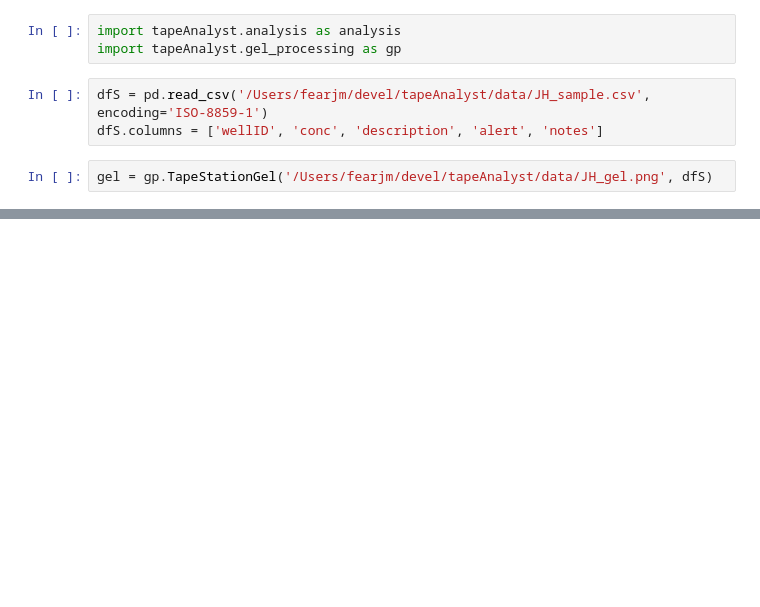
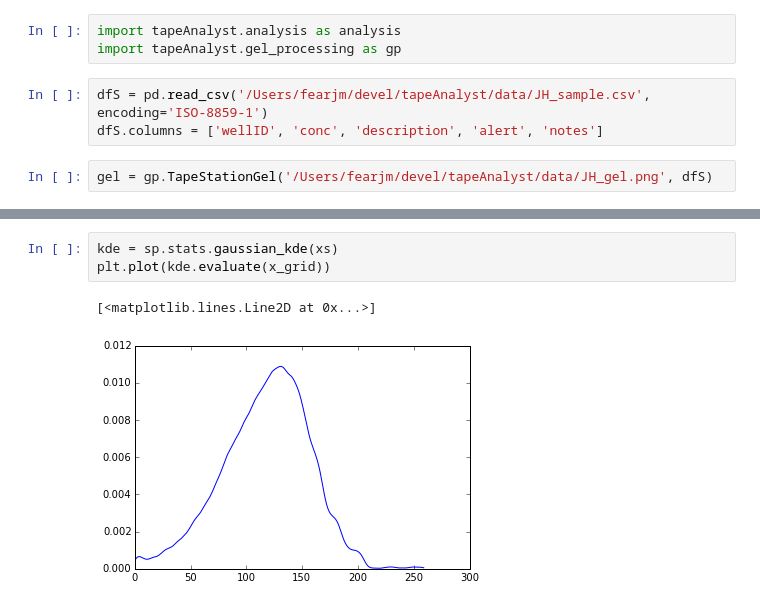
Before and after one commit to jfear/tapeAnalyst, a Jupyter notebook: notebooks/diptest.ipynb, the cells around one changed output, grey strips where cells are left out. Drawn from its saved outputs; the diff is of its cells as text; blank space fills up the shorter version.

```diff
--- a/notebooks/diptest.ipynb
+++ b/notebooks/diptest.ipynb
@@ -89,0 +111,6 @@ diptest.diptest.diptest(choice(np.arange(sec.shape[0]), p=norm, size=10000))
+# %%
+kde = sp.stats.gaussian_kde(xs)
+plt.plot(kde.evaluate(x_grid))
+# %% [output]
+[<matplotlib.lines.Line2D at 0x...>]
+[figure, added]
```
Also changed, not shown: parts of 34 cells of this notebook, 1 other file.
